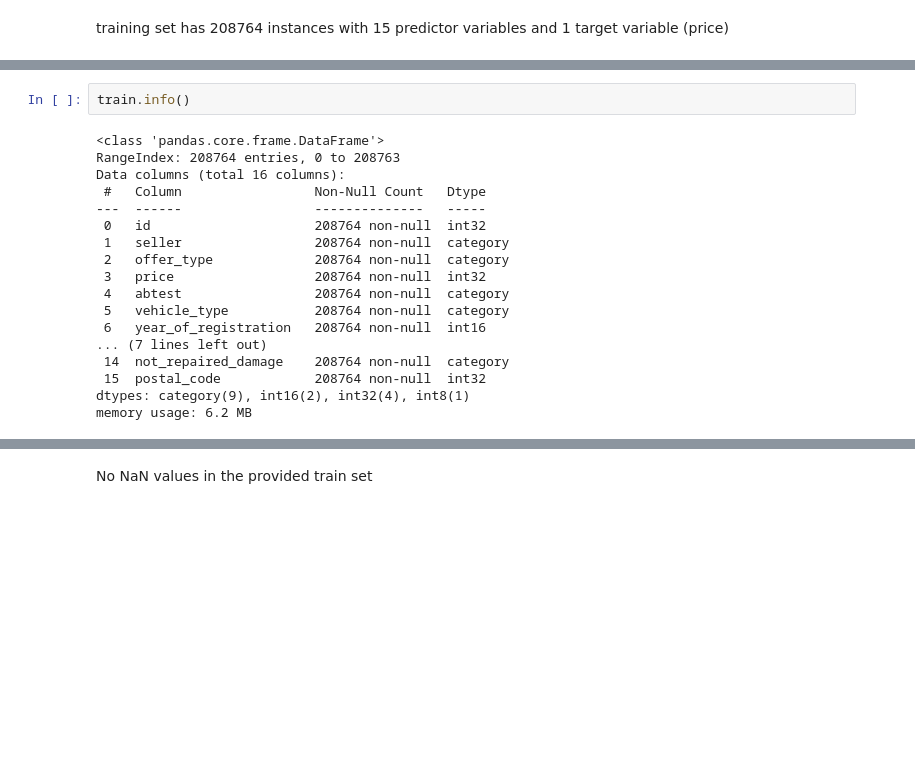
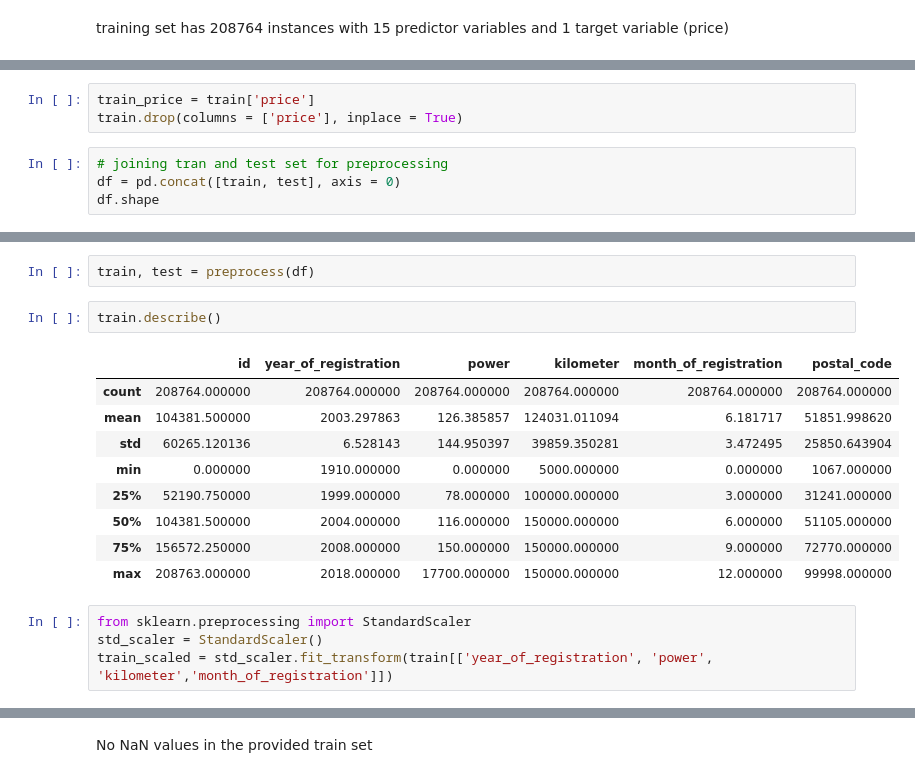
Before and after one commit to Vasan-th/Summer-School-2022, a Jupyter notebook: car-price-prediction.ipynb, the cells around one changed output, grey strips where cells are left out. Cells and saved outputs as stored; diff of their text form; blank space fills up the shorter version.

```diff
--- a/car-price-prediction.ipynb
+++ b/car-price-prediction.ipynb
@@ -82,0 +117,7 @@ Decreased by 75.7%
+# %%
+train_price = train['price']
+train.drop(columns = ['price'], inplace = True)
+# %%
+# joining tran and test set for preprocessing
+df = pd.concat([train, test], axis = 0)
+df.shape
@@ -83,20 +136,18 @@ Decreased by 75.7%
+# %%
+train, test = preprocess(df)
 # %%
-train.info()
+train.describe()
 # %% [output]
-<class 'pandas.core.frame.DataFrame'>
-RangeIndex: 208764 entries, 0 to 208763
-Data columns (total 16 columns):
- #   Column                 Non-Null Count   Dtype
----  ------                 --------------   -----
- 0   id                     208764 non-null  int32
- 1   seller                 208764 non-null  category
- 2   offer_type             208764 non-null  category
- 3   price                  208764 non-null  int32
- 4   abtest                 208764 non-null  category
- 5   vehicle_type           208764 non-null  category
- 6   year_of_registration   208764 non-null  int16
-... (7 lines left out)
- 14  not_repaired_damage    208764 non-null  category
- 15  postal_code            208764 non-null  int32
-dtypes: category(9), int16(2), int32(4), int8(1)
-memory usage: 6.2 MB
+|  | id | year_of_registration | power | kilometer | month_of_registration | postal_code |
+| count | 208764.000000 | 208764.000000 | 208764.000000 | 208764.000000 | 208764.000000 | 208764.000000 |
+| mean | 104381.500000 | 2003.297863 | 126.385857 | 124031.011094 | 6.181717 | 51851.998620 |
+| std | 60265.120136 | 6.528143 | 144.950397 | 39859.350281 | 3.472495 | 25850.643904 |
+| min | 0.000000 | 1910.000000 | 0.000000 | 5000.000000 | 0.000000 | 1067.000000 |
+| 25% | 52190.750000 | 1999.000000 | 78.000000 | 100000.000000 | 3.000000 | 31241.000000 |
+| 50% | 104381.500000 | 2004.000000 | 116.000000 | 150000.000000 | 6.000000 | 51105.000000 |
+| 75% | 156572.250000 | 2008.000000 | 150.000000 | 150000.000000 | 9.000000 | 72770.000000 |
+| max | 208763.000000 | 2018.000000 | 17700.000000 | 150000.000000 | 12.000000 | 99998.000000 |
+# %%
+from sklearn.preprocessing import StandardScaler
+std_scaler = StandardScaler()
+train_scaled = std_scaler.fit_transform(train[['year_of_registration', 'power', 'kilometer','month_of_registration']])
```
Also changed, not shown: parts of 49 cells of this notebook.
